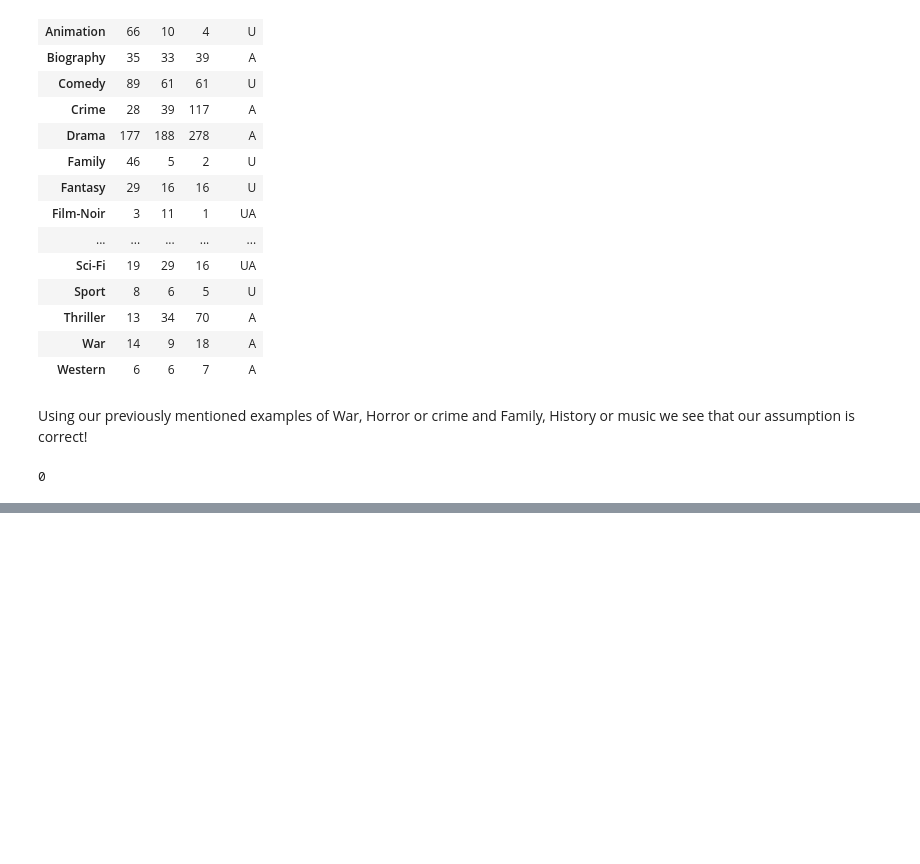
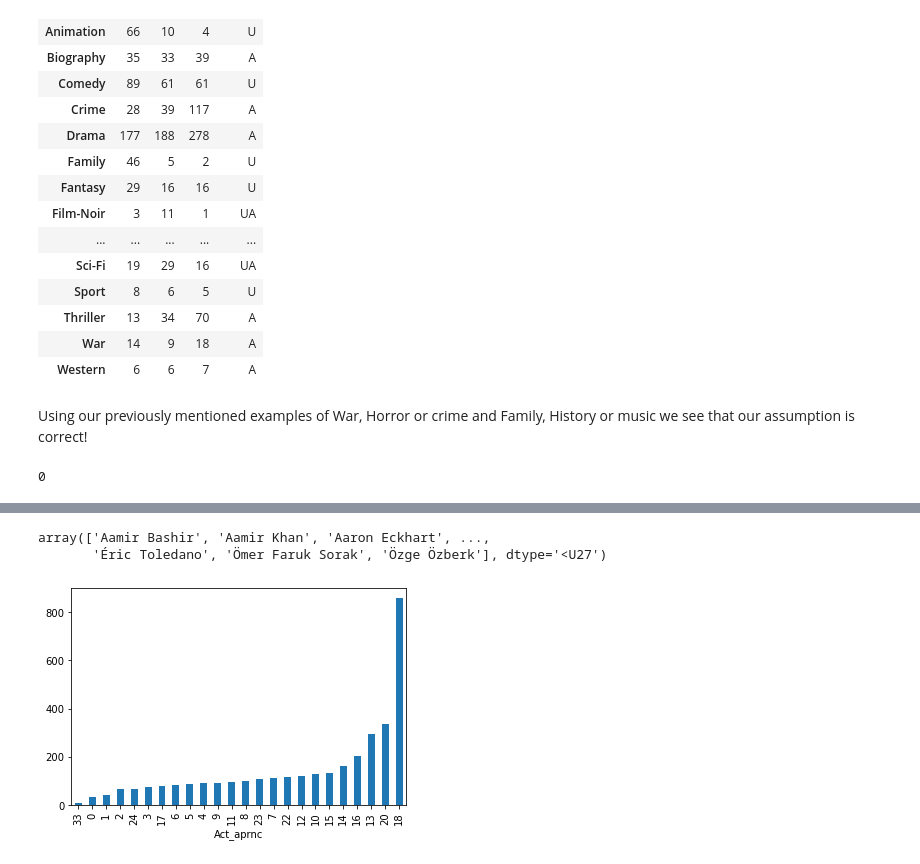
Before and after one commit to conortcahalane/UCDPythonProject2023, a Jupyter notebook: IMDBProjectHJupyter.ipynb, the cells around one changed output, grey strips where cells are left out. Drawn from its saved outputs; the diff is of its cells as text; code cells hidden in the pictures; blank space fills up the shorter version.

```diff
--- a/IMDBProjectHJupyter.ipynb
+++ b/IMDBProjectHJupyter.ipynb
@@ -808,0 +804,28 @@ IMDB.head()
+# %%
+#First, we create a list of unique actors that are met in columns Star1 through to Star4.
+
+actors = []
+cols = ['Star1', 'Star2', 'Star3', 'Star4']
+for col in cols:
+    actors.append(IMDB[col].unique())
+actors = np.unique([item for sublist in actors for item in sublist])
+actors
+# %% [output]
+array(['Aamir Bashir', 'Aamir Khan', 'Aaron Eckhart', ...,
+       'Éric Toledano', 'Ömer Faruk Sorak', 'Özge Özberk'], dtype='<U27')
+# %%
+#Then, we estimate appearances for every actor, considering the year of series release, and sum them up.
+#We may drop features Star1, Star2, Star3 and Star4, thereafter.
+
+IMDB['Act_aprnc'] = 0
+for actor in actors:
+    dummy = IMDB[['Star1', 'Star2', 'Star3', 'Star4']] == actor
+    index = dummy[dummy.apply(lambda x: any(x), axis=1)].index.values
+    index = IMDB.loc[index].sort_values('Released_Year').index.values
+    aprnc = range(len(index))
+    IMDB.loc[index, 'Act_aprnc'] = IMDB.loc[index, 'Act_aprnc'] + aprnc
+
+IMDB.drop(['Star1', 'Star2', 'Star3', 'Star4'], axis=1, inplace=True)
+IMDB[['Gross', 'Act_aprnc']].groupby('Act_aprnc').mean().sort_values(by='Gross').plot.bar(legend=False);
+# %% [output]
+[figure, added]
```
Also changed, not shown: parts of 27 cells of this notebook, 1 other file.
